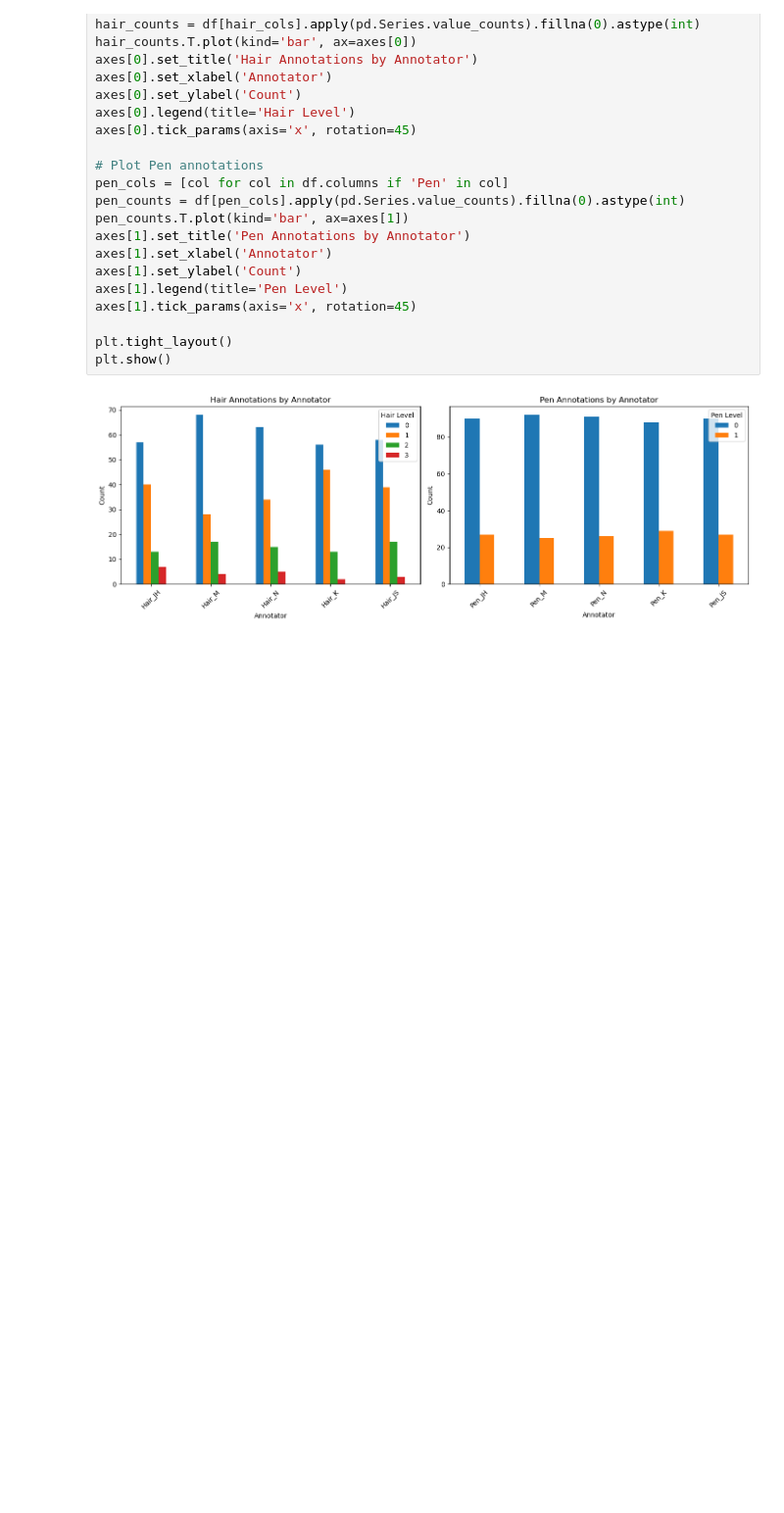
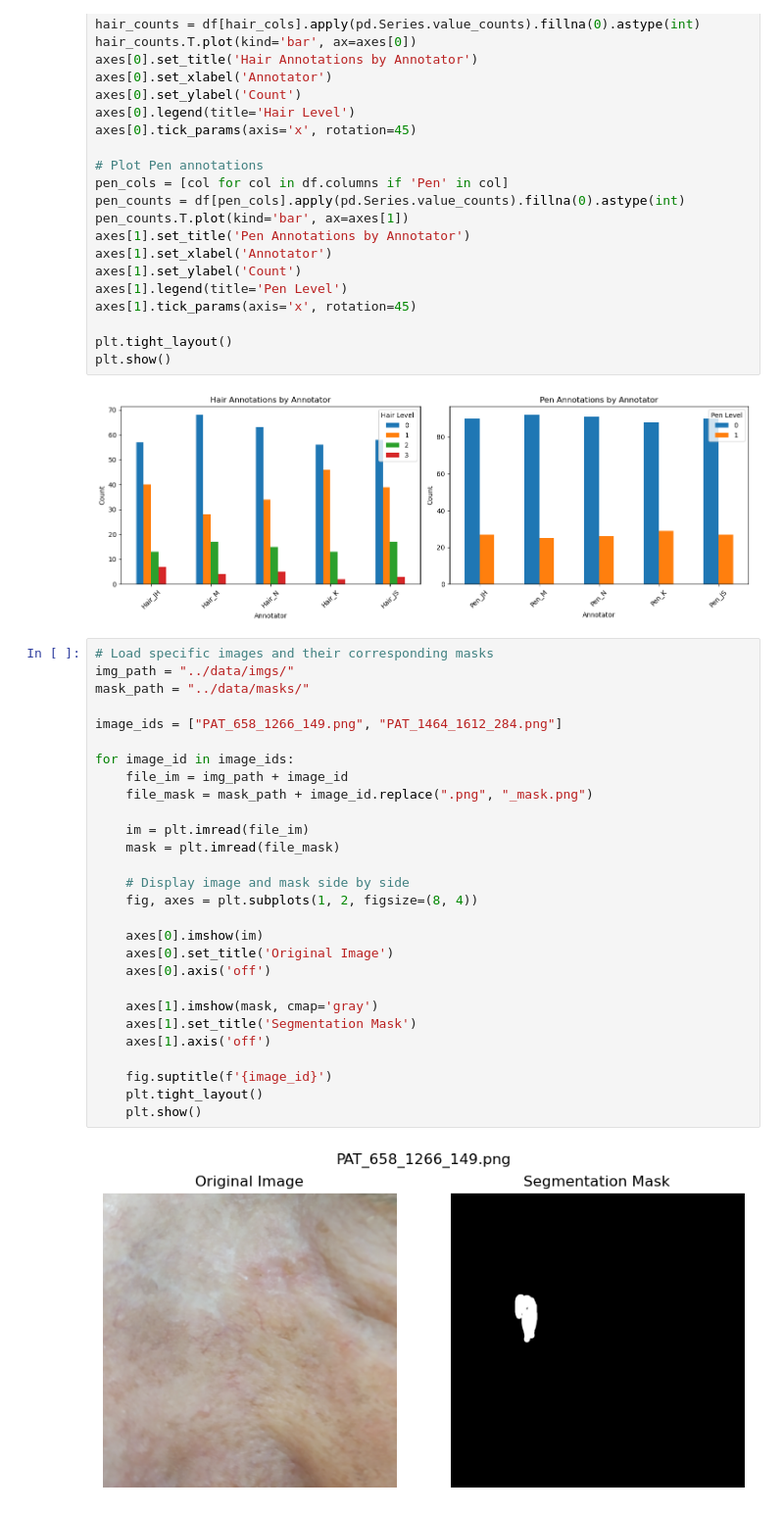
Before and after one commit to Jonqz/ProjectInDataScience2026_GroupN, a Jupyter notebook: src/annotations.ipynb, the cells around one changed output. Shown at 98% size. Saved outputs shown, nothing was run; the diff lists cells and outputs as text; blank space fills up the shorter version.

Commit message:
Update annotations data and notebook

```diff
--- a/src/annotations.ipynb
+++ b/src/annotations.ipynb
@@ -126,3 +125,33 @@ plt.tight_layout()
 plt.show()
 # %% [output]
 [figure]
+# %%
+# Load specific images and their corresponding masks
+img_path = "../data/imgs/"
+mask_path = "../data/masks/"
+
+image_ids = ["PAT_658_1266_149.png", "PAT_1464_1612_284.png"]
+
+for image_id in image_ids:
+    file_im = img_path + image_id
+    file_mask = mask_path + image_id.replace(".png", "_mask.png")
+
+    im = plt.imread(file_im)
+    mask = plt.imread(file_mask)
+
+    # Display image and mask side by side
+    fig, axes = plt.subplots(1, 2, figsize=(8, 4))
+
+    axes[0].imshow(im)
+    axes[0].set_title('Original Image')
+    axes[0].axis('off')
+
+    axes[1].imshow(mask, cmap='gray')
+    axes[1].set_title('Segmentation Mask')
+    axes[1].axis('off')
+
+    fig.suptitle(f'{image_id}')
+    plt.tight_layout()
+    plt.show()
+# %% [output]
+[figure, added]
```
Also changed, not shown: parts of 3 cells of this notebook, 1 other file.
